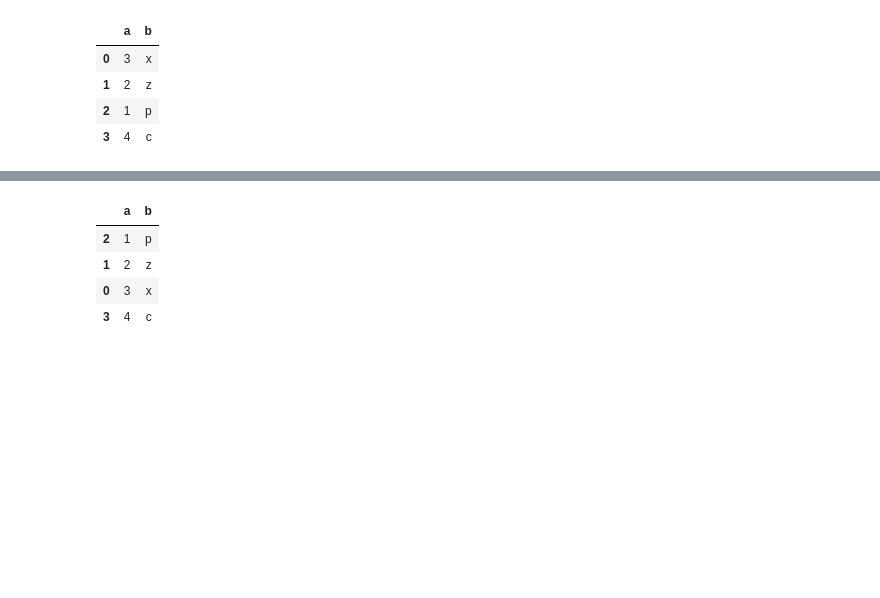
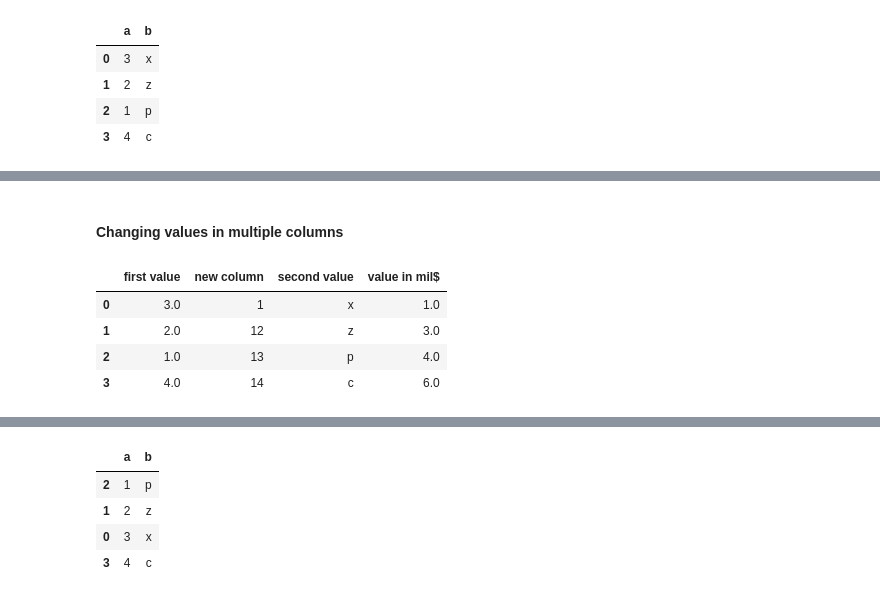
Before and after one commit to mayankkaizen/jupyter-notebooks, a Jupyter notebook: My_Pandas.ipynb, the cells around one changed output, grey strips where cells are left out. Saved outputs shown, nothing was run; the diff lists cells and outputs as text; code cells hidden in the pictures; blank space fills up the shorter version.

```diff
--- a/My_Pandas.ipynb
+++ b/My_Pandas.ipynb
@@ -156,0 +159,3 @@ b
+# %%
+b = pd.DataFrame({'a':[3,2,1,4],'b':['x','z','p','c']}, index = range(4))
+b
@@ -156,0 +168,3 @@ b
+# %%
+b = b.rename(columns = {'a': 'first value', 'b': 'second value'})
+b
@@ -156,0 +179,5 @@ b
+# %%
+#add a column with values
+
+b['value in mil$'] = ['1m$', '3m$', '4m$', '6m$']
+b
@@ -156,0 +192,3 @@ b
+# %%
+b['value in mil$'] = b['value in mil$'].apply(lambda x : x.strip('m$') )
+b
@@ -156,0 +201,12 @@ b
+# %% [markdown]
+#### Changing values in multiple columns
+# %%
+col = ['first value', 'value in mil$']
+b[col] = b[col].applymap(lambda x:float(x))
+b
+# %% [output]
+|  | first value | new column | second value | value in mil$ |
+| 0 | 3.0 | 1 | x | 1.0 |
+| 1 | 2.0 | 12 | z | 3.0 |
+| 2 | 1.0 | 13 | p | 4.0 |
+| 3 | 4.0 | 14 | c | 6.0 |
```
Also changed, not shown: parts of 17 cells of this notebook, 5 other files.
